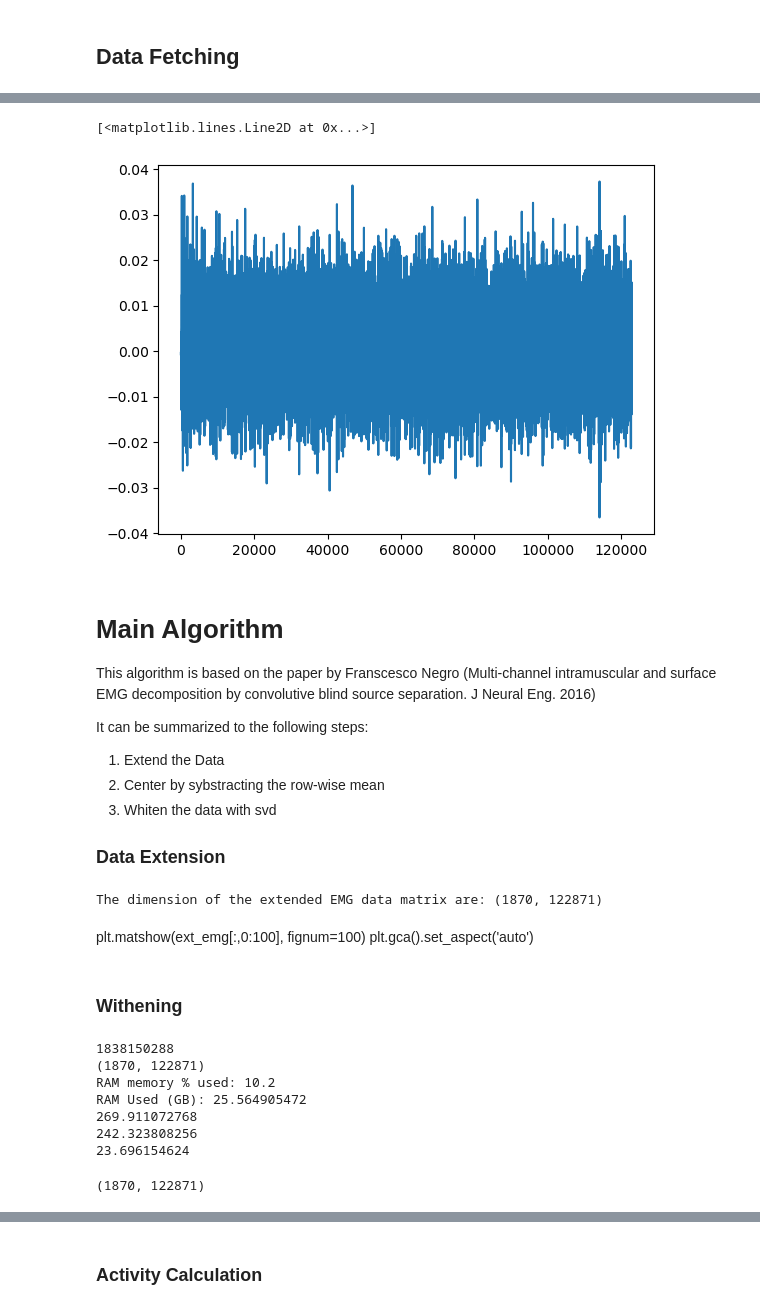
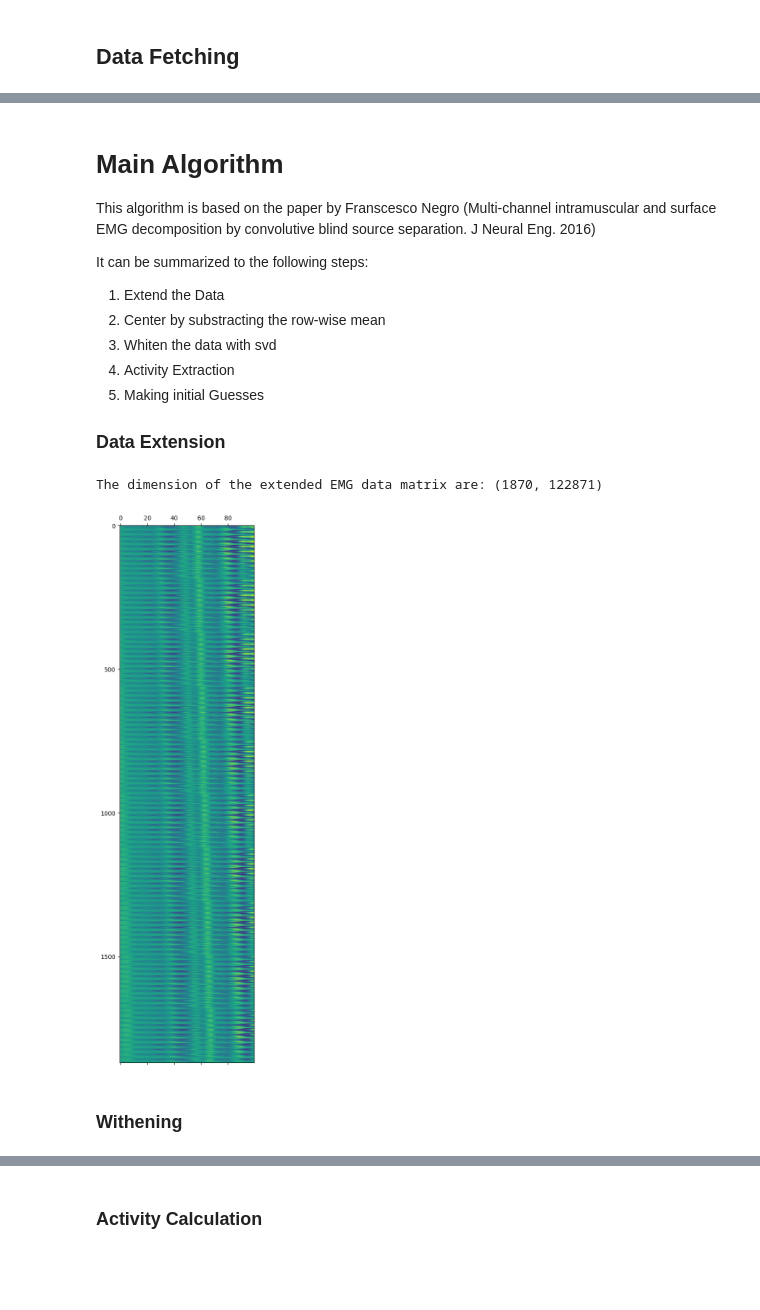
Before and after one commit to DanielFasel/realtime-emg-batch-decomposition, a Jupyter notebook: calibrationAlgorithm.ipynb, the cells around one changed output, grey strips where cells are left out. Saved outputs shown, nothing was run; the diff lists cells and outputs as text; code cells hidden in the pictures; blank space fills up the shorter version.

```diff
--- a/calibrationAlgorithm.ipynb
+++ b/calibrationAlgorithm.ipynb
@@ -96,28 +105,18 @@ def concatenate_matrices_horizontal(matrix1, matrix2):
 # sillouhette threshold 0.9
 # 5 sources found. Motor Unit Spike Train (Must)
 
-
-# Data file path
-file_path = 'data/SIMULATION_56_40.mat'
-file_path2 = 'data/Dof2BRep.mat'
-
-
-iteration_count = 50 #NITER in the matlab code
-
-channel_count = 64 # Channel number
-factor = 5; # Extention Factor - extension factor = factor/number of channels
+# Algorithm Parameters
+factor = 10; # Extention Factor = factor/number of channels. !!!! At the moment -> extention_factor = factor !!!!
 outlier_noise_interval = 5e-3 # interval to remove identified time points (in s)
 outlier_threshold = 99 # Outlier percentile
 
-guess_count = 1000 # Count of guesses in the activity matrix
-
-# Loop
+# Loop Parameters (Which loop? - Better name)
 fixed_point_tolerance = np.exp(-4)
 max_iteration = 50
-# Peak finding
+
+# Peak finding Parameters
 distance_threshold = 20  # Replace with your desired distance threshold
 max_distance_ratio = 0.1  # Replace with your desired max distance ratio
-
 silhouette_threshold = 0.8 # Treshold below the source is not considered
 min_hz = 4 # Minimum spike train frequency for good source
 max_hz = 35 # Maximum spike train frequency for good source
@@ -156,62 +161,37 @@ for i in range(emg.shape[0]):
-# %%
-plt.plot(emg[0])
-# %% [output]
-[<matplotlib.lines.Line2D at 0x...>]
-[figure, removed]
 # %% [markdown]
 # Main Algorithm
 This algorithm is based on the paper by Franscesco Negro (Multi-channel intramuscular and surface EMG decomposition by convolutive blind source separation. J Neural Eng. 2016)
 
 It can be summarized to the following steps:
 1. Extend the Data
-2. Center by sybstracting the row-wise mean
+2. Center by substracting the row-wise mean
 3. Whiten the data with svd
-
+4. Activity Extraction
+5. Making initial Guesses
 
 ### Data Extension
 # %%
 # calculate the extention factor
-ext_factor = 10 #round(factor/channel_count) #currently not used for faster iterations during developement. Needs to be changed!!
+ext_factor = factor #round(factor/channel_count) #currently not used for faster iterations during developement. Needs to be changed!!
 
 # extend the data
 ext_emg = extend_array(emg, ext_factor)
 
 # the Matrix should not contain any zeroes. Therefore the padded columns are removed
 # Note that the index structure is inclusive of the first index value, but not the second index value.
 # So you provide a starting index value for the selection and an ending index value that is not included in the selection.
 ext_emg = ext_emg[:, ext_factor-1:ext_emg.shape[1]-(ext_factor-1)]
 
 # the mean is substracted to center the data row-wise before whitening
 ext_emg = ext_emg - np.mean(ext_emg, axis=1, keepdims=True)
 
 print(f'The dimension of the extended EMG data matrix are: {ext_emg.shape}')
+
+if plotting:
+    plt.matshow(ext_emg[:,300:400], fignum=100)
+    plt.gca().set_aspect('auto')
 # %% [output]
 The dimension of the extended EMG data matrix are: (1870, 122871)
+[figure, added]
-# %% [markdown]
-plt.matshow(ext_emg[:,0:100], fignum=100)
-plt.gca().set_aspect('auto')
 # %% [markdown]
 ### Withening
-# %%
-
-
-print(sys.getsizeof(ext_emg))
-print(ext_emg.shape)
-
-
-
-# Getting % usage of virtual_memory ( 3rd field)
-print('RAM memory % used:', psutil.virtual_memory()[2])
-# Getting usage of virtual_memory in GB ( 4th field)
-print('RAM Used (GB):', psutil.virtual_memory()[3]/1000000000)
-print(psutil.virtual_memory()[0]/1000000000)
-print(psutil.virtual_memory()[1]/1000000000)
-print(psutil.virtual_memory()[4]/1000000000)
-# %% [output]
-1838150288
-(1870, 122871)
-RAM memory % used: 10.2
-RAM Used (GB): 25.564905472
-269.911072768
-242.323808256
-23.696154624
@@ -250,8 +212,4 @@ wht_mat = (U @ np.diag(SI)) @ V # Remember that in python the SVD functio return
 
 # Whiten the extended emg data matrix.
 wht_emg = wht_mat @ ext_emg
-# %%
-print(wht_emg.shape)
-# %% [output]
-(1870, 122871)
 # %%
```
Also changed, not shown: parts of 29 cells of this notebook, 2 other files.
